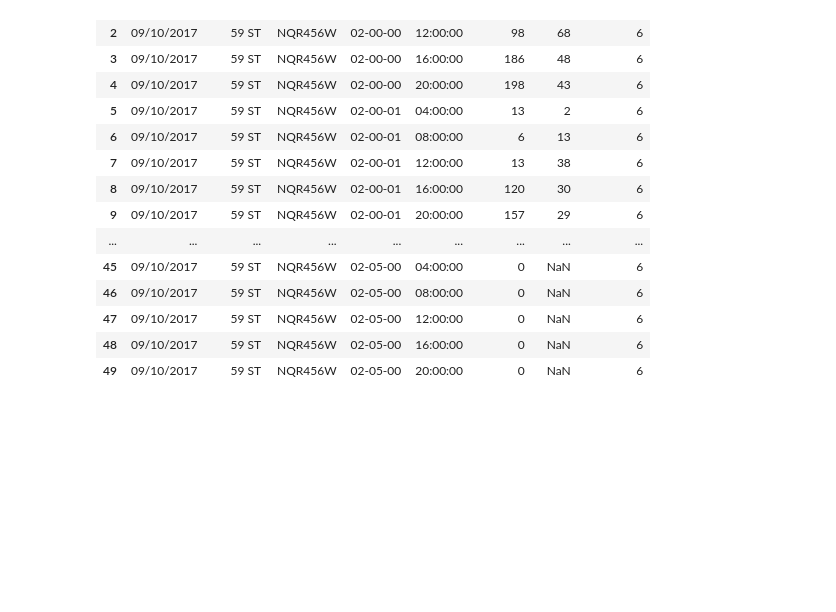
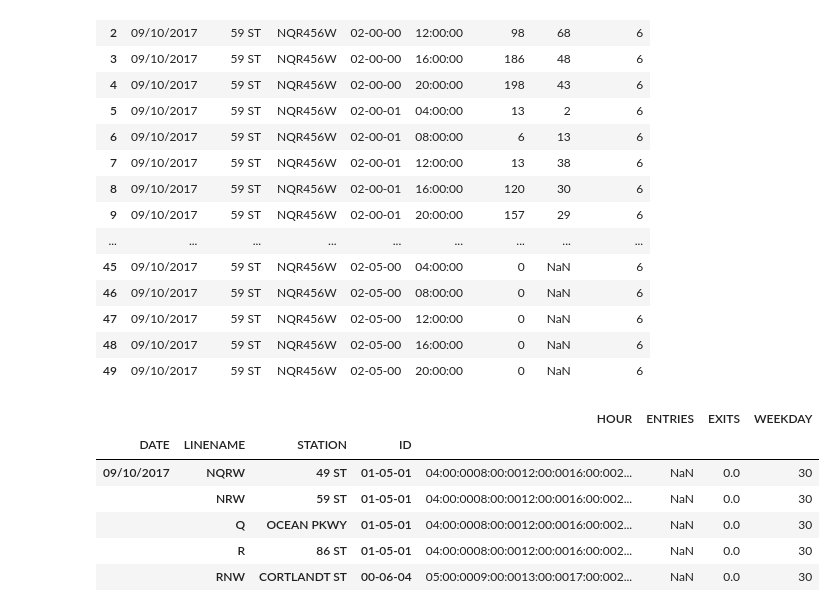
Before and after one commit to 1fmusic/MTABenson_metis, a Jupyter notebook: Project1_dfs_SKR.ipynb, the cells around one changed output. Cells and saved outputs as stored; diff of their text form; code cells hidden in the pictures; blank space fills up the shorter version.

```diff
--- a/Project1_dfs_SKR.ipynb
+++ b/Project1_dfs_SKR.ipynb
@@ -78,7 +78,7 @@ def ppl_per_int_turnst(datafrm, dt_start='06/09/2016', dt_end = '06/11/2016'):
         ------------------
         start = list start day as string in format mm/dd/yyyy
         end day as string in format mm/dd/yyyy"""
-        days = []
+        days = [start]
         weekdays = []
         date_format = '%m/%d/%Y'
         date_ob_st = datetime.strptime(start,date_format)
@@ -185,3 +186,14 @@ with open(path + 'shinyhappypeople.pkl', 'wb') as picklefile:
 # to open a pickle file
 with open(path + "subset_df.pkl", 'rb') as picklefile:
     test = pickle.load(picklefile)
+# %%
+ff =  shinyhappypeople.groupby(['DATE', 'LINENAME','STATION','ID']).sum().sort_values('ENTRIES')
+ff.tail()
+# %% [output]
+|  |  |  |  | HOUR | ENTRIES | EXITS | WEEKDAY |
+| DATE | LINENAME | STATION | ID |  |  |  |  |
+| 09/10/2017 | NQRW | 49 ST | 01-05-01 | 04:00:0008:00:0012:00:0016:00:002... | NaN | 0.0 | 30 |
+|  | NRW | 59 ST | 01-05-01 | 04:00:0008:00:0012:00:0016:00:002... | NaN | 0.0 | 30 |
+|  | Q | OCEAN PKWY | 01-05-01 | 04:00:0008:00:0012:00:0016:00:002... | NaN | 0.0 | 30 |
+|  | R | 86 ST | 01-05-01 | 04:00:0008:00:0012:00:0016:00:002... | NaN | 0.0 | 30 |
+|  | RNW | CORTLANDT ST | 00-06-04 | 05:00:0009:00:0013:00:0017:00:002... | NaN | 0.0 | 30 |
```
Also changed, not shown: parts of 2 cells of this notebook.
